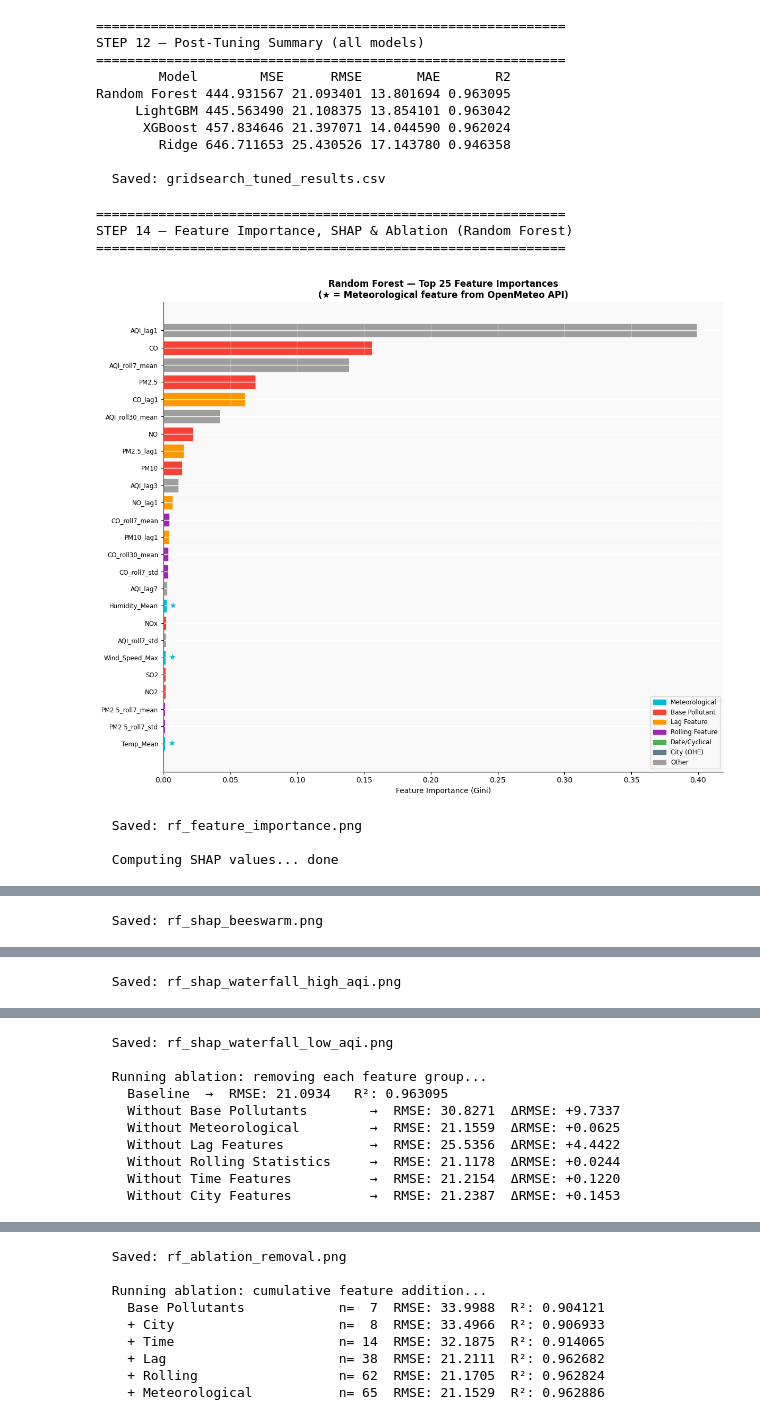
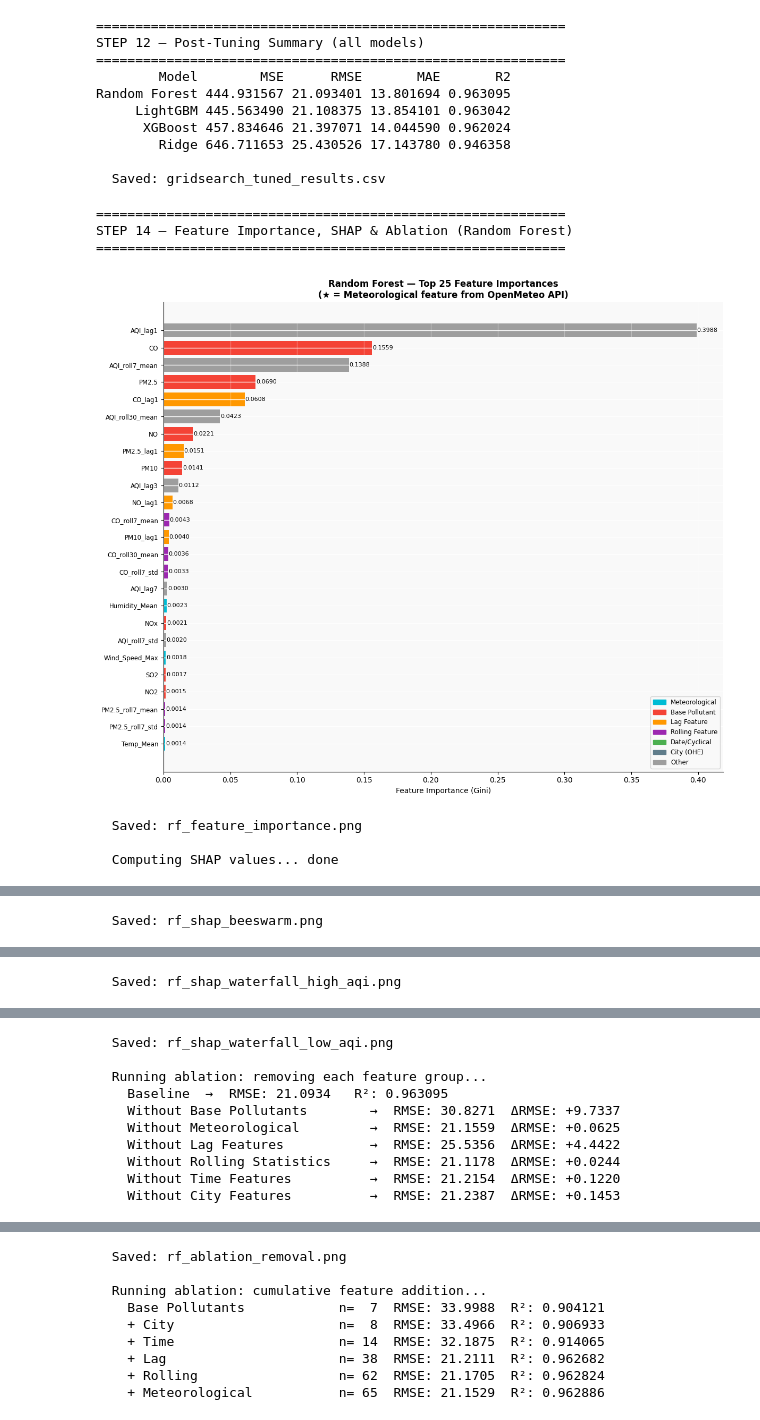
Before and after one commit to PKansakar-afk/ML_Air_Quality_Project, a Jupyter notebook: Final_Air_Pipeline.ipynb, the cells around one changed output, grey strips where cells are left out. Drawn from its saved outputs; the diff is of its cells as text; code cells hidden in the pictures.

Commit message:
Tried to improve plot design

```diff
--- a/Final_Air_Pipeline.ipynb
+++ b/Final_Air_Pipeline.ipynb
@@ -1058,8 +1058,7 @@ top25 = imp_df.head(25)
 fig1, ax1 = plt.subplots(figsize=(12, 10))
 
 bar_colors = [CAT_COLORS[c] for c in top25["Category"]]
-ax1.barh(range(25), top25["Importance"], color=bar_colors,
-         edgecolor="white", linewidth=0.5)
+ax1.barh(range(25), top25["Importance"], color=bar_colors)
 ax1.set_yticks(range(25))
 ax1.set_yticklabels(top25["Feature"], fontsize=8.5)
 ax1.invert_yaxis()
@@ -1071,9 +1070,14 @@ ax1.grid(axis="x", alpha=0.3)
 
 # Star meteorological features
 for i, (feat, val) in enumerate(zip(top25["Feature"], top25["Importance"])):
-    if feat in MET_FEATS:
-        ax1.text(val + 0.0003, i, " ★", va="center",
-                 color="#00BCD4", fontsize=11, fontweight="bold")
+    ax1.text(
+        val + 0.0003,
+        i,
+        f"{val:.4f}",
+        va="center",
+        fontsize=8,
+        color="black"
+    )
 
 legend_patches = [mpatches.Patch(color=v, label=k) for k, v in CAT_COLORS.items()]
 ax1.legend(handles=legend_patches, fontsize=8.5, loc="lower right")
@@ -1328,34 +1332,34 @@ for xi, (r2_val, n) in enumerate(zip(cum_df["R2"], cum_df["N_Features"])):
     axes6[1].annotate(f"{r2_val:.4f}\n(n={n})",
                       (xi, r2_val), textcoords="offset points",
                       xytext=(0, -18), ha="center", fontsize=8,
                       color="dimgrey")
 axes6[1].axvline(met_idx, color="#00BCD4", linewidth=1.5,
                  linestyle="--", alpha=0.7, label="Meteorological added")
 axes6[1].set_xticks(x_pos)
 axes6[1].set_xticklabels(stages, rotation=25, ha="right", fontsize=9)
 axes6[1].set_ylabel("R²", fontsize=10)
 axes6[1].set_title("R² vs Cumulative Features", fontweight="bold")
 axes6[1].legend(fontsize=8.5)
 axes6[1].grid(alpha=0.3)
 
 plt.tight_layout()
 plt.savefig("rf_ablation_cumulative.png", dpi=150, bbox_inches="tight")
 plt.show()
 print("  Saved: rf_ablation_cumulative.png")
 
 print("\n" + "=" * 60)
 print("  All plots complete.")
 print("  Output files:")
 for f in ["rf_feature_importance.png", "rf_shap_beeswarm.png",
           "rf_shap_waterfall_high_aqi.png", "rf_shap_waterfall_low_aqi.png",
           "rf_ablation_removal.png", "rf_ablation_cumulative.png"]:
     print(f"    • {f}")
 print("=" * 60)
 # %% [output]
 ============================================================
 STEP 14 — Feature Importance, SHAP & Ablation (Random Forest)
 ============================================================
-[figure, old version]
+[figure, new version]
   Saved: rf_feature_importance.png
 
   Computing SHAP values... done
```
Also changed, not shown: parts of 1 cell of this notebook, 2 other files.
